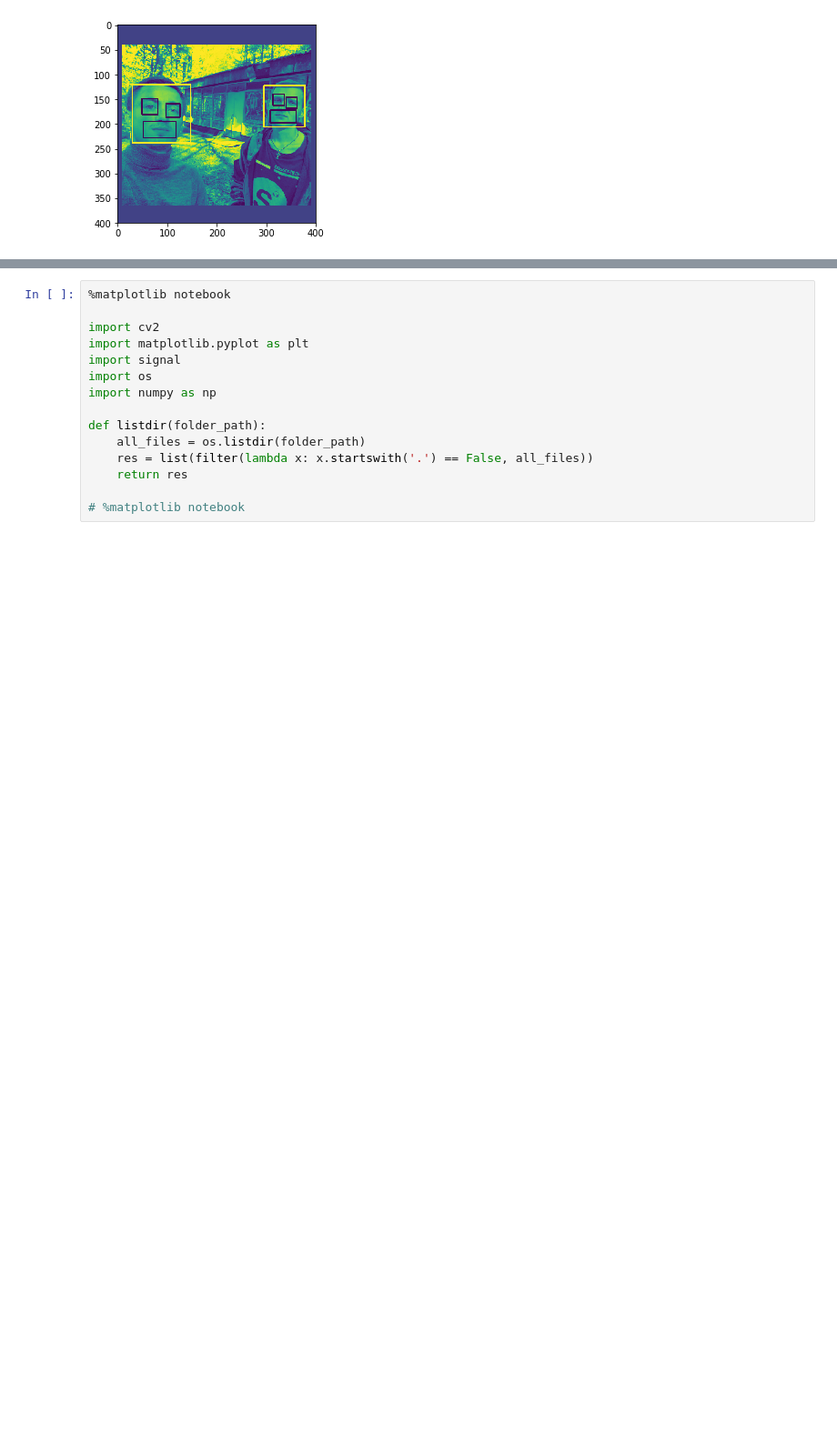
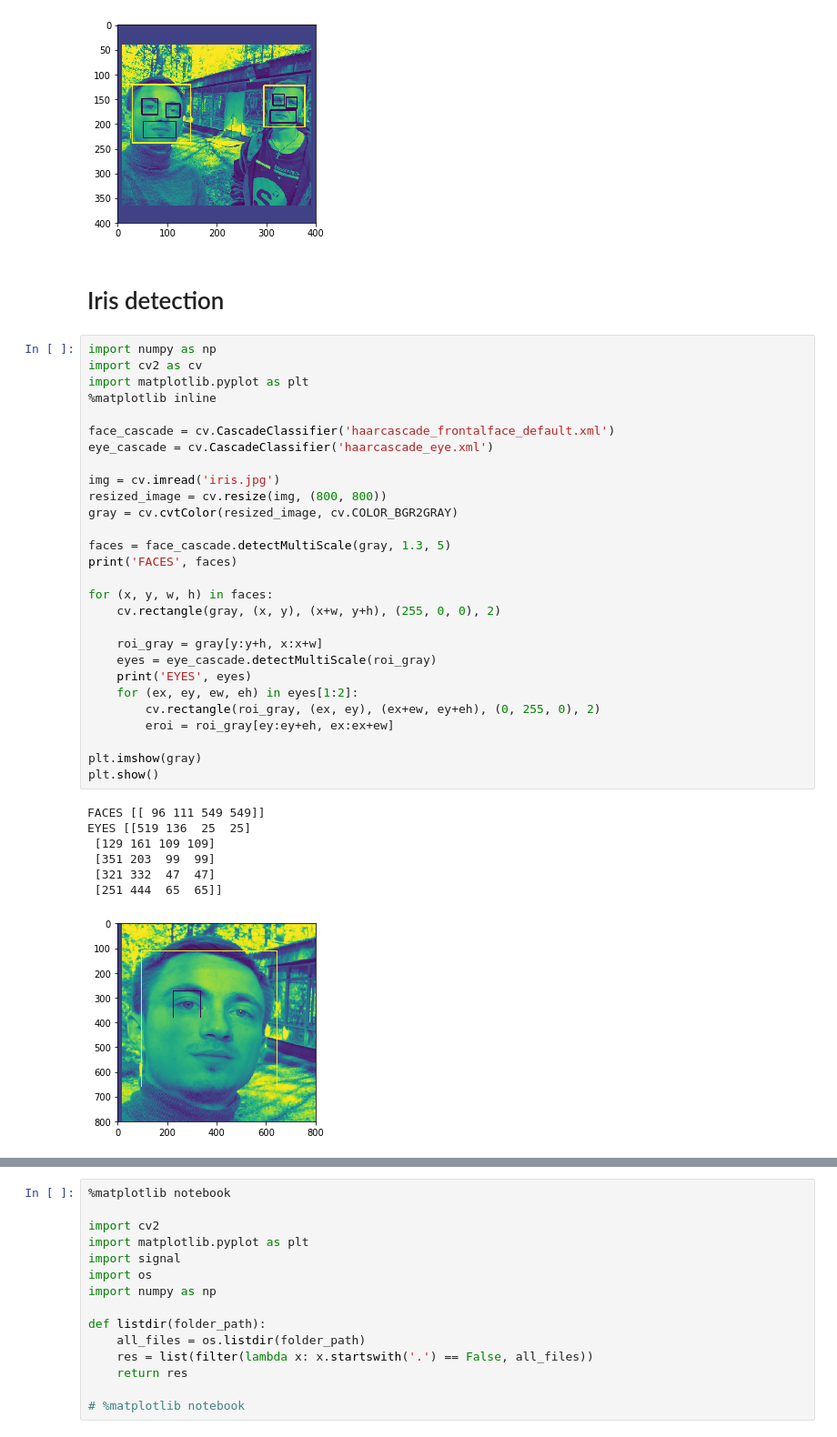
Before and after one commit to akarazeevprojects/ComputerVision, a Jupyter notebook: dev2.ipynb, the cells around one changed output, grey strips where cells are left out. Shown at 91% size. Cells and saved outputs as stored; diff of their text form; blank space fills up the shorter version.

Commit message:
Add iris detection

```diff
--- a/dev2.ipynb
+++ b/dev2.ipynb
@@ -94,3 +94,41 @@ EYES [[68 38 28 28]
  [19 28 32 32]]
 SMILES [[22 74 66 33]]
 [figure]
+# %% [markdown]
+# Iris detection
+# %%
+import numpy as np
+import cv2 as cv
+import matplotlib.pyplot as plt
+%matplotlib inline
+
+face_cascade = cv.CascadeClassifier('haarcascade_frontalface_default.xml')
+eye_cascade = cv.CascadeClassifier('haarcascade_eye.xml')
+
+img = cv.imread('iris.jpg')
+resized_image = cv.resize(img, (800, 800))
+gray = cv.cvtColor(resized_image, cv.COLOR_BGR2GRAY)
+
+faces = face_cascade.detectMultiScale(gray, 1.3, 5)
+print('FACES', faces)
+
+for (x, y, w, h) in faces:
+    cv.rectangle(gray, (x, y), (x+w, y+h), (255, 0, 0), 2)
+
+    roi_gray = gray[y:y+h, x:x+w]
+    eyes = eye_cascade.detectMultiScale(roi_gray)
+    print('EYES', eyes)
+    for (ex, ey, ew, eh) in eyes[1:2]:
+        cv.rectangle(roi_gray, (ex, ey), (ex+ew, ey+eh), (0, 255, 0), 2)
+        eroi = roi_gray[ey:ey+eh, ex:ex+ew]
+
+plt.imshow(gray)
+plt.show()
+# %% [output]
+FACES [[ 96 111 549 549]]
+EYES [[519 136  25  25]
+ [129 161 109 109]
+ [351 203  99  99]
+ [321 332  47  47]
+ [251 444  65  65]]
+[figure, added]
```
Also changed, not shown: parts of 2 cells of this notebook, 2 other files.
